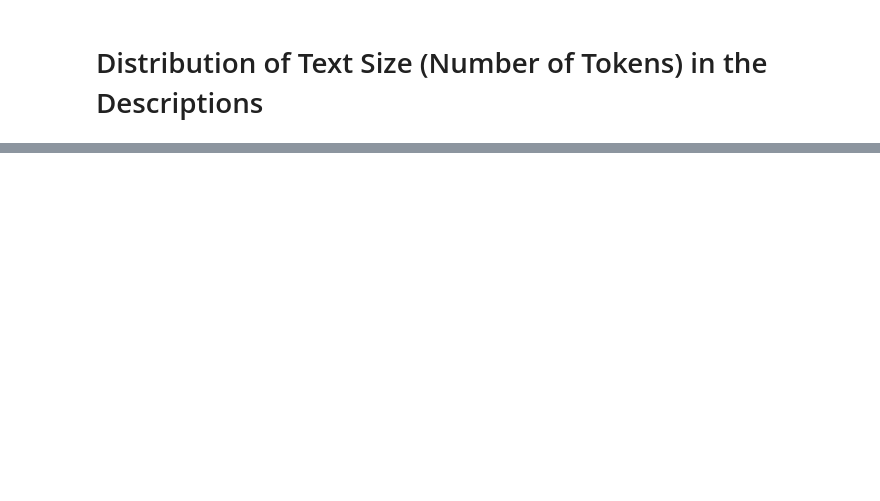
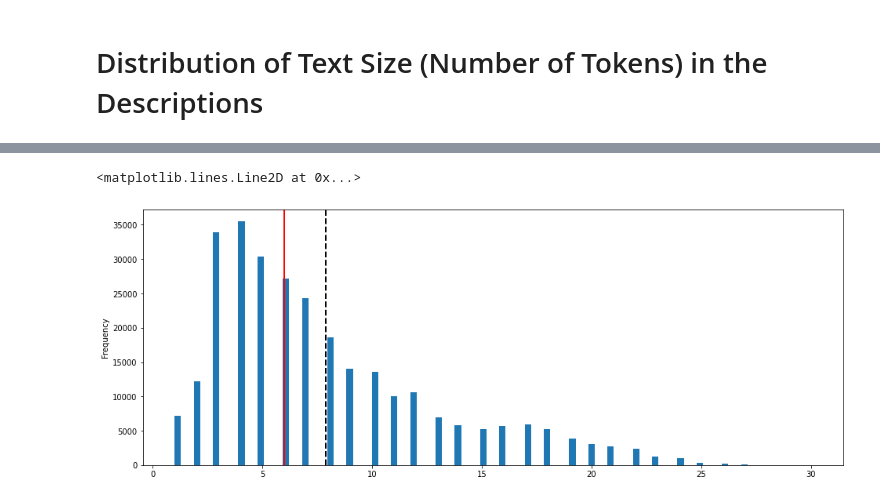
Before and after one commit to WisConT/oecd_financial_flows, a Jupyter notebook: notebooks/4.0-pb-ExploratoryDataAnalysisTestColumn.ipynb, the cells around one changed output, grey strips where cells are left out. Cells and saved outputs as stored; diff of their text form; code cells hidden in the pictures; blank space fills up the shorter version.

```diff
--- a/notebooks/4.0-pb-ExploratoryDataAnalysisTestColumn.ipynb
+++ b/notebooks/4.0-pb-ExploratoryDataAnalysisTestColumn.ipynb
@@ -109,0 +137,7 @@ AttributeError: 'float' object has no attribute 'split'
+# %%
+df['ShortDescriptionNumber'].plot.hist(bins=100, figsize=(16, 6))
+plt.axvline(df['ShortDescriptionNumber'].mean(), color='k', linestyle='dashed', linewidth=2)
+plt.axvline(df['ShortDescriptionNumber'].median(), color='r', linestyle='solid', linewidth=2)
+# %% [output]
+<matplotlib.lines.Line2D at 0x...>
+[figure, added]
```
Also changed, not shown: parts of 7 cells of this notebook, 8 other files.
